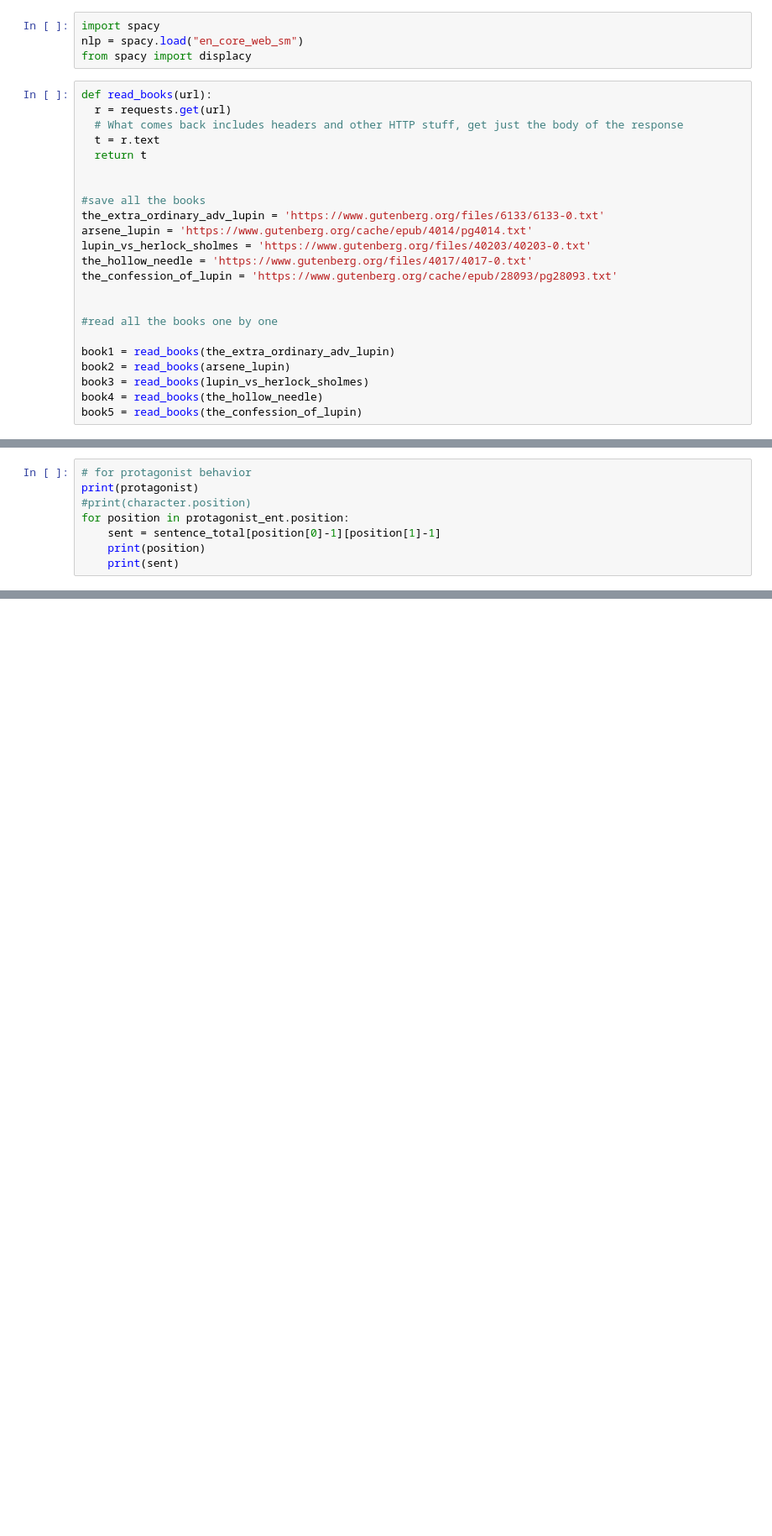
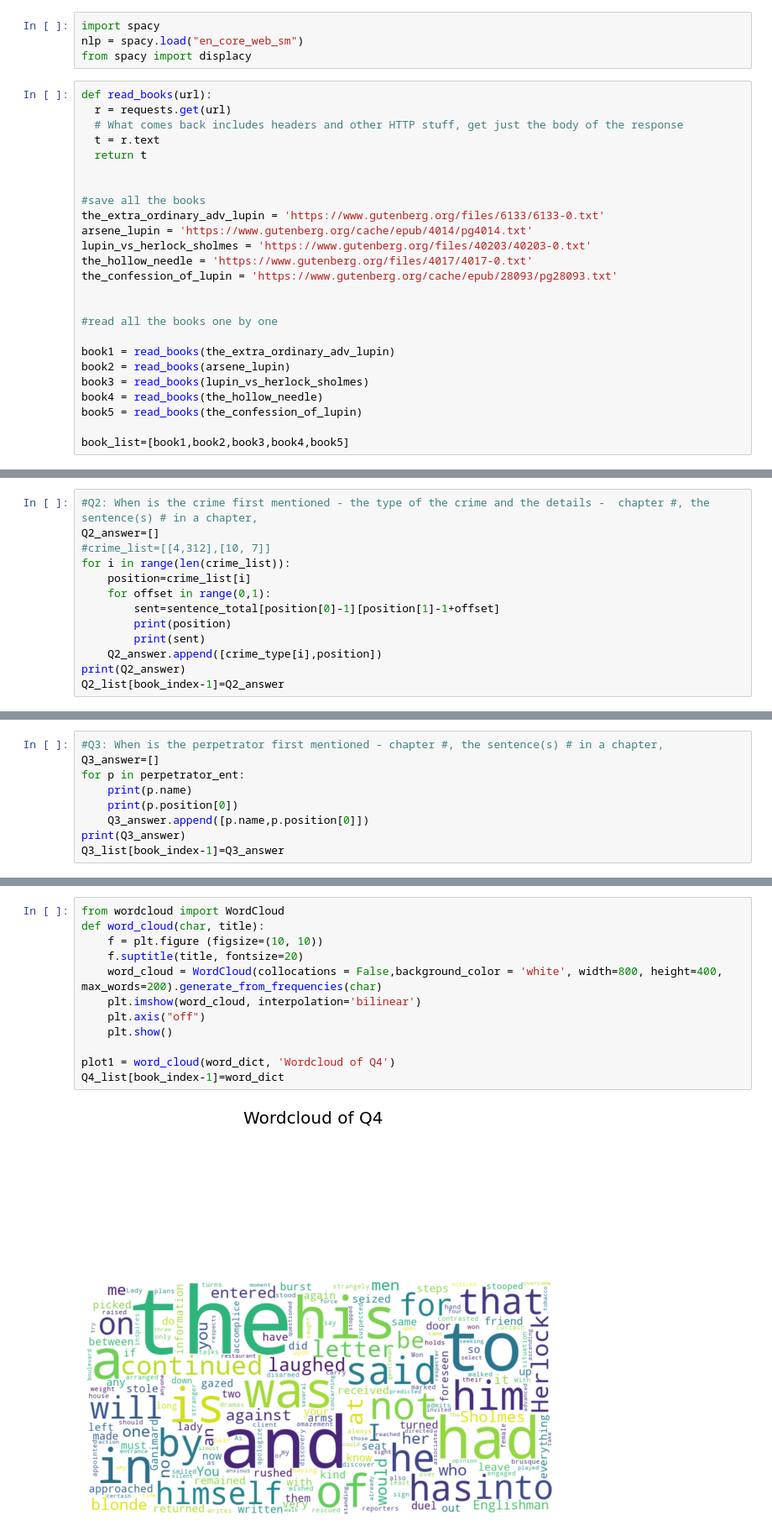
Before and after one commit to prachi1294/599-Team-1, a Jupyter notebook: NLP_crime_analysis_regex.ipynb, the cells around one changed output, grey strips where cells are left out. Shown at 84% size. Drawn from its saved outputs; the diff is of its cells as text; blank space fills up the shorter version.

```diff
--- a/NLP_crime_analysis_regex.ipynb
+++ b/NLP_crime_analysis_regex.ipynb
@@ -42,3 +42,5 @@ book2 = read_books(arsene_lupin)
 book3 = read_books(lupin_vs_herlock_sholmes)
 book4 = read_books(the_hollow_needle)
 book5 = read_books(the_confession_of_lupin)
+
+book_list=[book1,book2,book3,book4,book5]
@@ -517,8 +488,0 @@ Ganimard
-# %%
-# for protagonist behavior
-print(protagonist)
-#print(character.position)
-for position in protagonist_ent.position:
-    sent = sentence_total[position[0]-1][position[1]-1]
-    print(position)
-    print(sent)
@@ -565,0 +618,13 @@ take money
+# %%
+#Q2: When is the crime first mentioned - the type of the crime and the details -  chapter #, the sentence(s) # in a chapter,
+Q2_answer=[]
+#crime_list=[[4,312],[10, 7]]
+for i in range(len(crime_list)):
+    position=crime_list[i]
+    for offset in range(0,1):
+        sent=sentence_total[position[0]-1][position[1]-1+offset]
+        print(position)
+        print(sent)
+    Q2_answer.append([crime_type[i],position])
+print(Q2_answer)
+Q2_list[book_index-1]=Q2_answer
@@ -565,0 +641,9 @@ take money
+# %%
+#Q3: When is the perpetrator first mentioned - chapter #, the sentence(s) # in a chapter,
+Q3_answer=[]
+for p in perpetrator_ent:
+    print(p.name)
+    print(p.position[0])
+    Q3_answer.append([p.name,p.position[0]])
+print(Q3_answer)
+Q3_list[book_index-1]=Q3_answer
@@ -566,2 +713,16 @@ take money
+# %%
+from wordcloud import WordCloud
+def word_cloud(char, title):
+    f = plt.figure (figsize=(10, 10))
+    f.suptitle(title, fontsize=20)
+    word_cloud = WordCloud(collocations = False,background_color = 'white', width=800, height=400, max_words=200).generate_from_frequencies(char)
+    plt.imshow(word_cloud, interpolation='bilinear')
+    plt.axis("off")
+    plt.show()
+
+plot1 = word_cloud(word_dict, 'Wordcloud of Q4')
+Q4_list[book_index-1]=word_dict
+# %% [output]
+[figure, added]
 # %%
 # Q5:When and how the detective/detectives and the perpetrators co-occur - chapter #, the sentence(s) # in a chapter,
```
Also changed, not shown: parts of 30 cells of this notebook.
